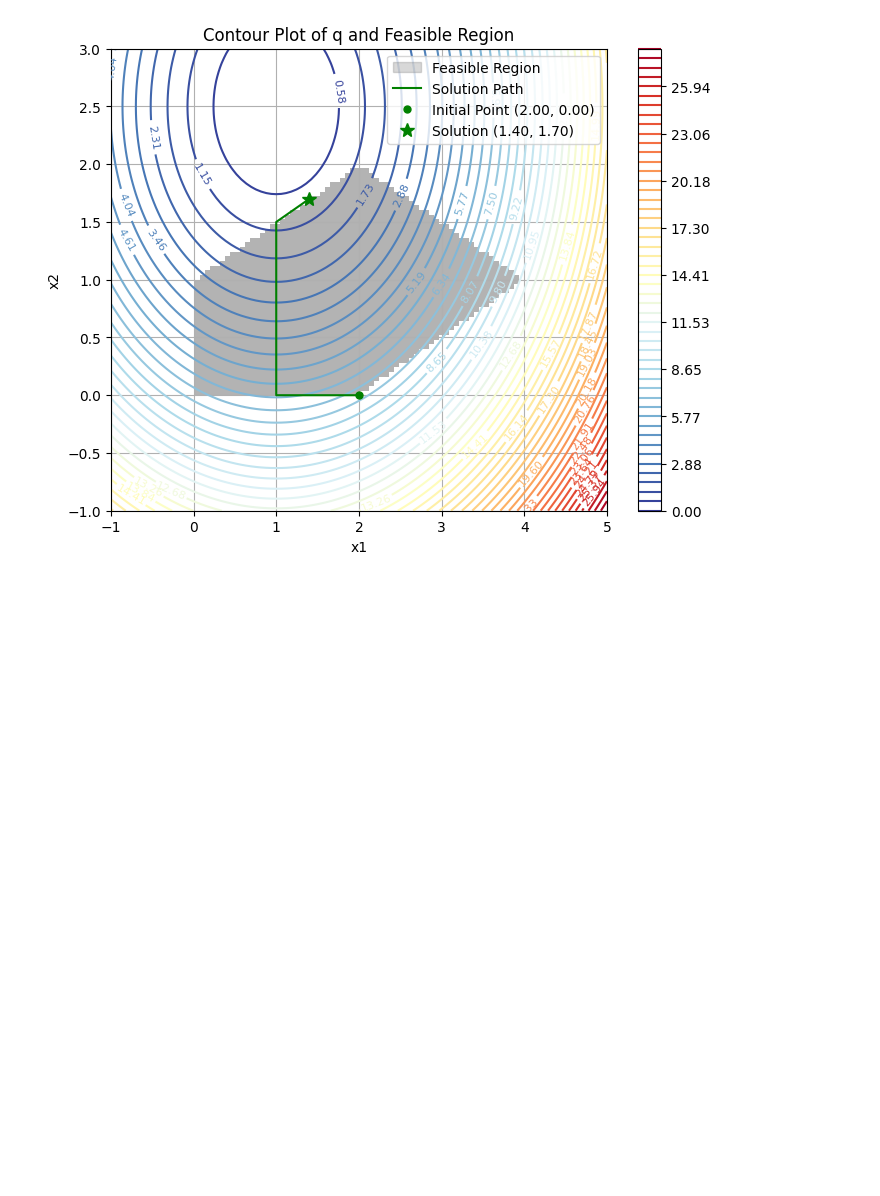
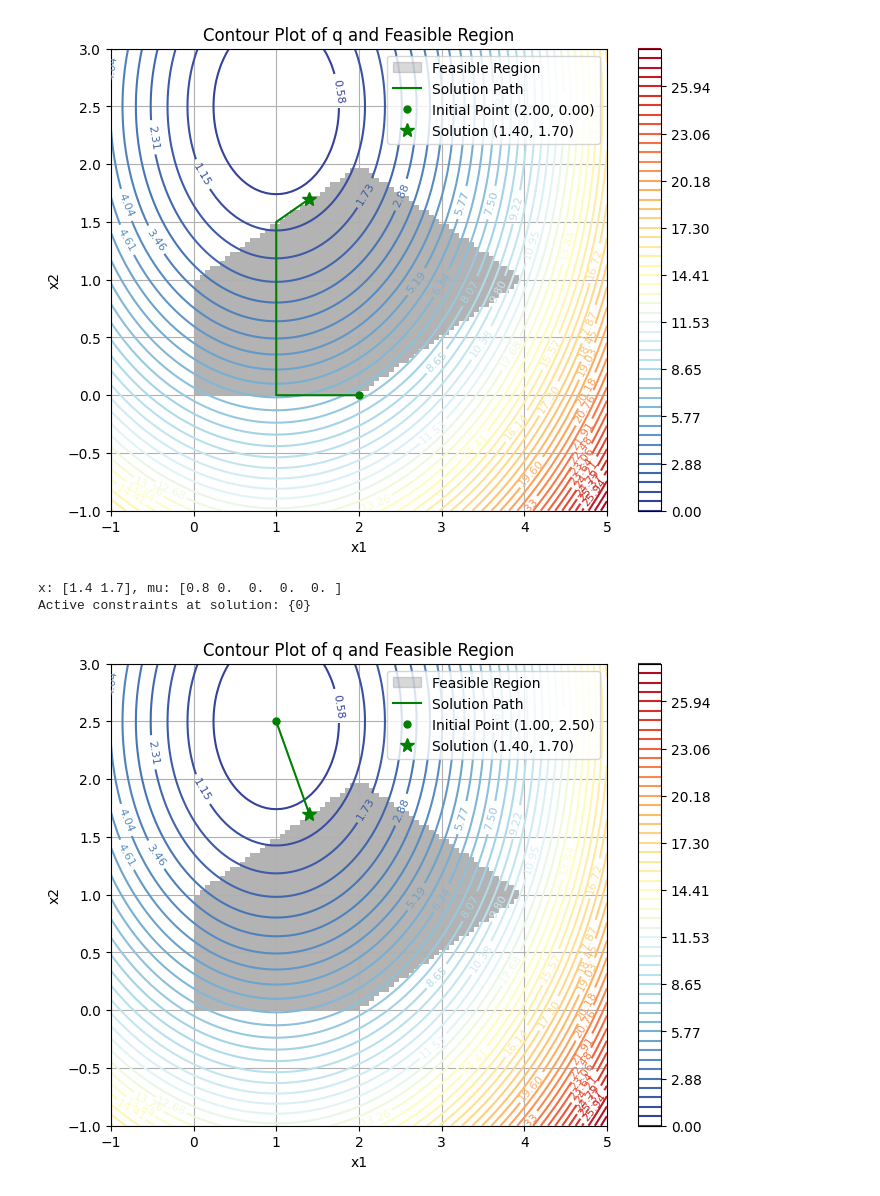
Before and after one commit to wdmdev/copti, a Jupyter notebook: notebooks/week6.ipynb, the cells around one changed output. Drawn from its saved outputs; the diff is of its cells as text; code cells hidden in the pictures; blank space fills up the shorter version.

Commit message:
add dual active set algo

```diff
--- a/notebooks/week6.ipynb
+++ b/notebooks/week6.ipynb
@@ -71,7 +71,7 @@ print(hess_q)
 [[2, 0], [0, 2.00000000000000]]
 # %%
 import numpy as np
-from copti.quad import active_set as acts
+from copti.quad.active_set import primal_active_set as acts
 
 g = np.array([-2, -5]) #linear terms
 H = np.array([[2, 0], [0, 2]]) #Hessian
@@ -80,7 +80,7 @@ b = np.array([-2, -6, -2, 0, 0])
 
 x0 = np.array([2., 0.])
 
-x, mu, iterations = acts.primal_active_set(H, g, A, b, x0, k=100)
+x, mu, solution_path = acts.primal_active_set(H, g, A, b, x0, k=100)
 print(f"x: {x}, mu: {mu}")
 # %% [output]
 x: [1.4 1.7], mu: [0.8 0.  0.  0.  0. ]
@@ -105,6 +105,44 @@ x_range = np.linspace(-1, 5, 100)
 y_range = np.linspace(-1, 3, 100)
 
 # Call the plot_2d function
-plot_2d_constrained(q, x_range, y_range, constrains, iterations)
+plot_2d_constrained(q, x_range, y_range, constrains, solution_path)
 # %% [output]
 [figure]
+# %%
+
+import numpy as np
+from copti.plot.contour import plot_2d_constrained
+from copti.quad import active_set
+
+g = np.array([-2, -5]) #linear terms
+H = np.array([[2, 0], [0, 2]]) #Hessian
+A = np.array([[1, -2], [-1, -2], [-1, 2], [1, 0], [0, 1]])
+b = np.array([-2, -6, -2, 0, 0])
+
+
+x, mu, solution_path, W = active_set.dual(H, g, A, b)
+print(f"x: {x}, mu: {mu}")
+print(f"Active constraints at solution: {W}")
+
+# Define the q function and constrains variable
+def q(x):
+    return (x[0] - 1) ** 2 + (x[1] - 2.5) ** 2
+
+constrains = [
+    lambda x: x[0] - 2 * x[1] + 2,
+    lambda x: -x[0] - 2 * x[1] + 6,
+    lambda x: -x[0] + 2 * x[1] + 2,
+    lambda x: x[0],
+    lambda x: x[1]
+]
+
+# Define the range of x values to consider
+x_range = np.linspace(-1, 5, 100)
+y_range = np.linspace(-1, 3, 100)
+
+# Call the plot_2d function
+plot_2d_constrained(q, x_range, y_range, constrains, solution_path)
+# %% [output]
+x: [1.4 1.7], mu: [0.8 0.  0.  0.  0. ]
+Active constraints at solution: {0}
+[figure, added]
```
Also changed, not shown: 3 other files.
